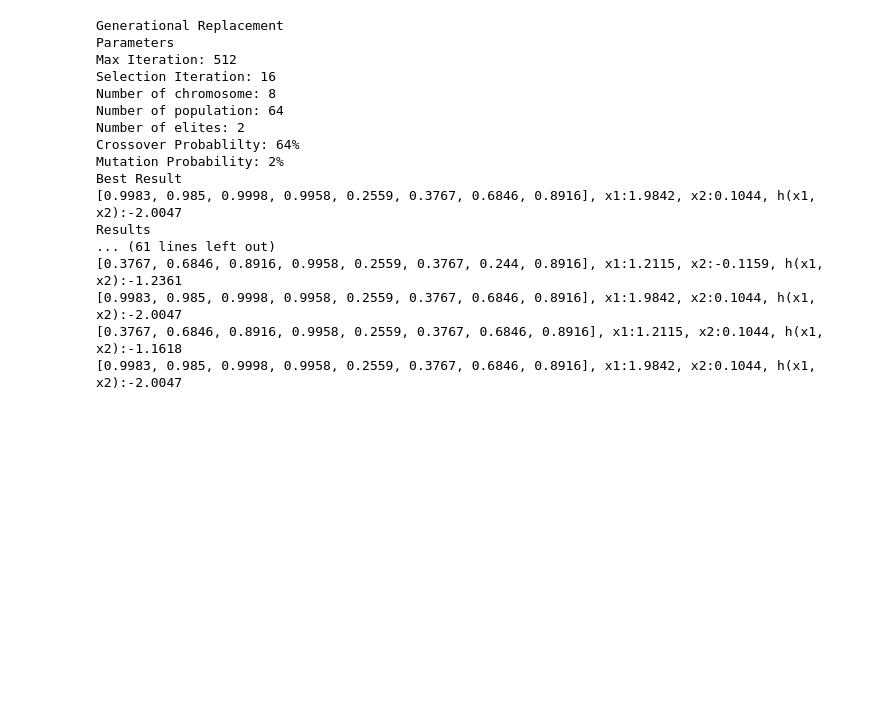
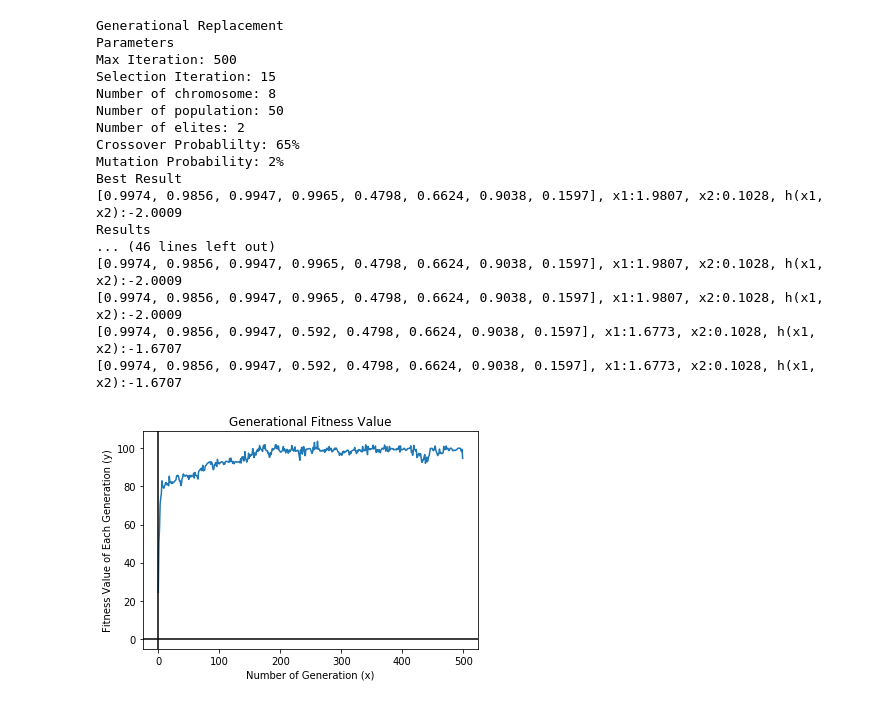
Before and after one commit to zaRizk7/genetic-algorithm, a Jupyter notebook: ga.ipynb, the cells around one changed output. Saved outputs shown, nothing was run; the diff lists cells and outputs as text; code cells hidden in the pictures; blank space fills up the shorter version.

Commit message:
Added graph visualization for fitness each generation

```diff
--- a/ga.ipynb
+++ b/ga.ipynb
@@ -57,9 +73,13 @@ def chromosome_fitness(chromosome):
 Evaluate fitness value of entire population
 '''
 def evaluate(populations):
-    population_decode = [decode(p) for p in population]
+    # Decode the populations
+    population_decode = [decode(p) for p in populations]
+    # Generate fitness value based on the decoded population
     chromosome_fitness = [fitness(x1, x2) for x1, x2 in population_decode]
+    # Sum all the values within list of fitness values
     result = sum(chromosome_fitness)
+    # Returns the result
     return result
 # %%
 '''
@@ -169,52 +259,73 @@ def steady_state_ga(max_count, selection_count, chromosome_count, population_cou
 Output the result based on the defined hyperparameter
 '''
 def output_result(is_generational_replacement, max_count, selection_count, chromosome_count, population_count, pc, pm, elite_count = 0):
+    # Generate population using steady state
     population = steady_state_ga(max_count, selection_count, chromosome_count, population_count, pc, pm)
-    if is_generational_replacement:
-        population = generational_replacement_ga(max_count, selection_count, chromosome_count, population_count, elite_count, pc, pm)
-    best_chromosome = max(population, key=lambda chromosome: chromosome_fitness(chromosome))
-    best_chromosome = [round(gen, 4) for gen in best_chromosome]
-    x1, x2 = decode(best_chromosome)
-    x1, x2 = round(x1, 4), round(x2, 4)
-    best_result = round(h(x1, x2), 4)
+    # Prints the defined parameter
     print('Parameters')
     print(f'Max Iteration: {max_count}')
     print(f'Selection Iteration: {selection_count}')
     print(f'Number of chromosome: {chromosome_count}')
     print(f'Number of population: {population_count}')
+    # Checks if the population should be generated using generational replacement
     if is_generational_replacement:
+        # Prints additional parameter for generational replacement
         print(f'Number of elites: {elite_count}')
+        # Replaces the former population with the one using generational replacement
+        population = generational_replacement_ga(max_count, selection_count, chromosome_count, population_count, elite_count, pc, pm)
+    # Continues printing the parameters
     print(f'Crossover Probablilty: {pc}%')
     print(f'Mutation Probability: {pm}%')
+    # Fetch best chromosome
+    best_chromosome = max(population[0], key=lambda chromosome: chromosome_fitness(chromosome))
+    # Rounds the chromosome value with 4 decimals
+    best_chromosome = [round(gen, 4) for gen in best_chromosome]
+    # Decodes the best chromosome
+    x1, x2 = decode(best_chromosome)
+    # Round x1 and x2 with 4 decimals
+    x1, x2 = round(x1, 4), round(x2, 4)
+    # Round the h(x1, x2) with 4 decimals
+    best_result = round(h(x1, x2), 4)
+    # Outputs the best chromosome values
     print('Best Result')
     print(f'{best_chromosome}, x1:{x1}, x2:{x2}, h(x1, x2):{best_result}')
+    # Print the entire population and its decoded result
     print('Results')
-    for chromosome in population:
+    for chromosome in population[0]:
         chromosome = [round(gen, 4) for gen in chromosome]
         x1, x2 = decode(chromosome)
         x1, x2 = round(x1, 4), round(x2, 4)
         result = round(h(x1, x2), 4)
         print(f'{chromosome}, x1:{x1}, x2:{x2}, h(x1, x2):{result}')
+    # Visualize the fitness of each generation
+    plt.plot(list(range(max_count)), population[1])
+    plt.title('Generational Fitness Value')
+    plt.xlabel('Number of Generation (x)')
+    plt.ylabel('Fitness Value of Each Generation (y)')
+    plt.axvline(0, 0, color='k')
+    plt.axhline(0, 0, color='k')
+    plt.savefig(f'generational-{is_generational_replacement}', bbox_inches='tight')
 # %%
 print('Generational Replacement')
-output_result(True, 512, 16, 8, 64, 64, 2, 2)
+output_result(True, 500, 15, 8, 50, 65, 2, 2)
 # %% [output]
 Generational Replacement
 Parameters
-Max Iteration: 512
-Selection Iteration: 16
+Max Iteration: 500
+Selection Iteration: 15
 Number of chromosome: 8
-Number of population: 64
+Number of population: 50
 Number of elites: 2
-Crossover Probablilty: 64%
+Crossover Probablilty: 65%
 Mutation Probability: 2%
 Best Result
-[0.9983, 0.985, 0.9998, 0.9958, 0.2559, 0.3767, 0.6846, 0.8916], x1:1.9842, x2:0.1044, h(x1, x2):-2.0047
+[0.9974, 0.9856, 0.9947, 0.9965, 0.4798, 0.6624, 0.9038, 0.1597], x1:1.9807, x2:0.1028, h(x1, x2):-2.0009
 Results
-... (61 lines left out)
-[0.3767, 0.6846, 0.8916, 0.9958, 0.2559, 0.3767, 0.244, 0.8916], x1:1.2115, x2:-0.1159, h(x1, x2):-1.2361
-[0.9983, 0.985, 0.9998, 0.9958, 0.2559, 0.3767, 0.6846, 0.8916], x1:1.9842, x2:0.1044, h(x1, x2):-2.0047
-[0.3767, 0.6846, 0.8916, 0.9958, 0.2559, 0.3767, 0.6846, 0.8916], x1:1.2115, x2:0.1044, h(x1, x2):-1.1618
-[0.9983, 0.985, 0.9998, 0.9958, 0.2559, 0.3767, 0.6846, 0.8916], x1:1.9842, x2:0.1044, h(x1, x2):-2.0047
+... (46 lines left out)
+[0.9974, 0.9856, 0.9947, 0.9965, 0.4798, 0.6624, 0.9038, 0.1597], x1:1.9807, x2:0.1028, h(x1, x2):-2.0009
+[0.9974, 0.9856, 0.9947, 0.9965, 0.4798, 0.6624, 0.9038, 0.1597], x1:1.9807, x2:0.1028, h(x1, x2):-2.0009
+[0.9974, 0.9856, 0.9947, 0.592, 0.4798, 0.6624, 0.9038, 0.1597], x1:1.6773, x2:0.1028, h(x1, x2):-1.6707
+[0.9974, 0.9856, 0.9947, 0.592, 0.4798, 0.6624, 0.9038, 0.1597], x1:1.6773, x2:0.1028, h(x1, x2):-1.6707
+[figure, added]
 # %%
 print('Steady State')
```
Also changed, not shown: parts of 15 cells of this notebook, 2 other files.
